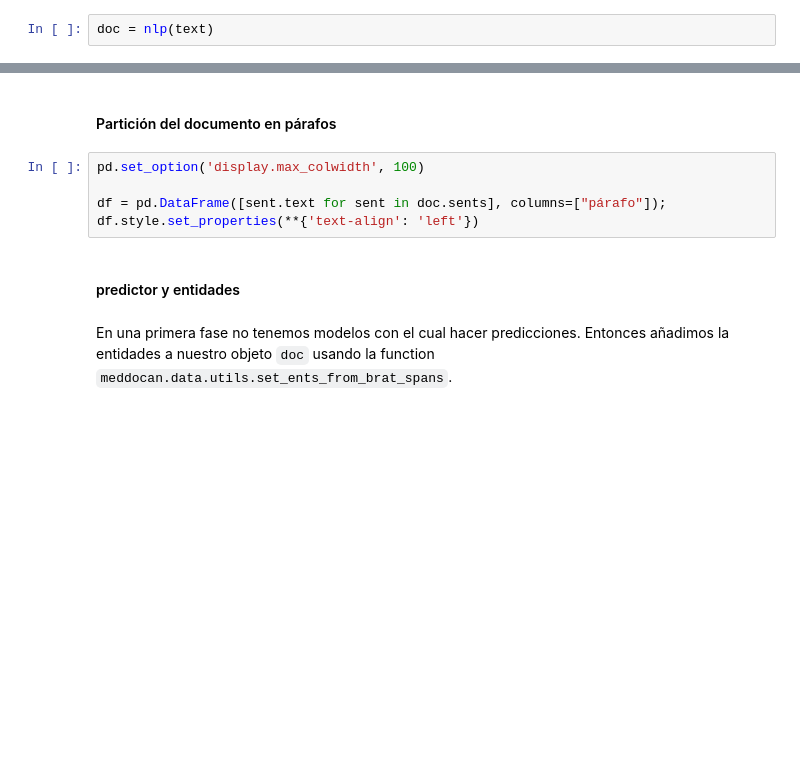
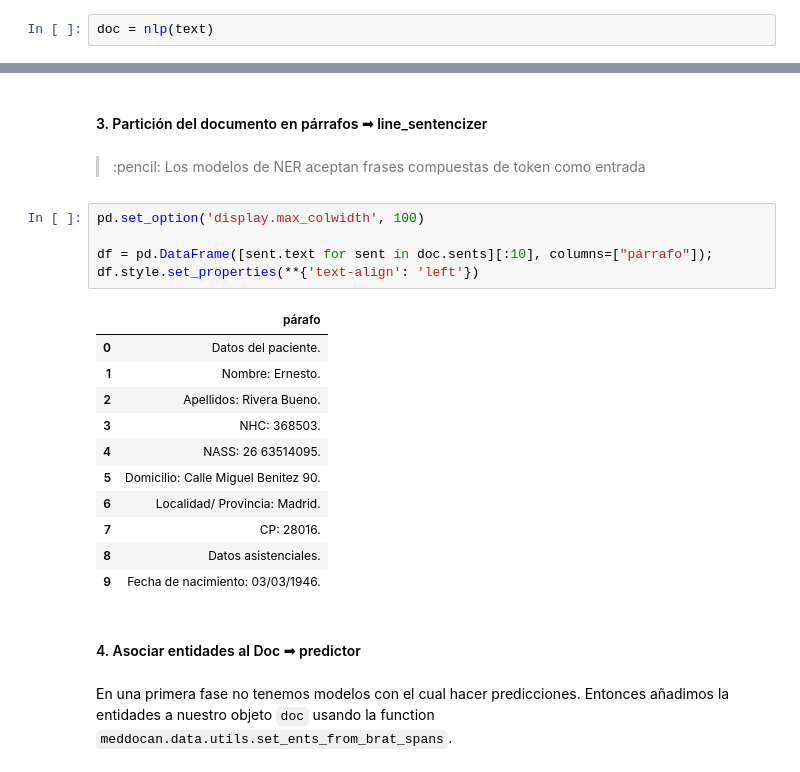
Before and after one commit to GuiGel/MedDocAn, a Jupyter notebook: presentation/cdti.ipynb, the cells around one changed output, grey strips where cells are left out. Drawn from its saved outputs; the diff is of its cells as text; blank space fills up the shorter version.

```diff
--- a/presentation/cdti.ipynb
+++ b/presentation/cdti.ipynb
@@ -181,12 +241,26 @@ doc = nlp(text)
 # %% [markdown]
-#### Partición del documento en párafos
+#### 3. Partición del documento en párrafos ➟ line_sentencizer
+# %% [markdown]
+> :pencil: Los modelos de NER aceptan frases compuestas de token como entrada
 # %%
 pd.set_option('display.max_colwidth', 100)
 
-df = pd.DataFrame([sent.text for sent in doc.sents], columns=["párafo"]);
+df = pd.DataFrame([sent.text for sent in doc.sents][:10], columns=["párrafo"]);
 df.style.set_properties(**{'text-align': 'left'})
+# %% [output]
+|  | párafo |
+| 0 | Datos del paciente. |
+| 1 | Nombre: Ernesto. |
+| 2 | Apellidos: Rivera Bueno. |
+| 3 | NHC: 368503. |
+| 4 | NASS: 26 63514095. |
+| 5 | Domicilio: Calle Miguel Benitez 90. |
+| 6 | Localidad/ Provincia: Madrid. |
+| 7 | CP: 28016. |
+| 8 | Datos asistenciales. |
+| 9 | Fecha de nacimiento: 03/03/1946. |
 # %% [markdown]
-#### predictor y entidades
+#### 4. Asociar entidades al Doc ➟ predictor
 # %% [markdown]
 En una primera fase no tenemos modelos con el cual hacer predicciones.
 Entonces añadimos la entidades a nuestro objeto ``doc`` usando la function ``meddocan.data.utils.set_ents_from_brat_spans``.
```
Also changed, not shown: parts of 40 cells of this notebook.
